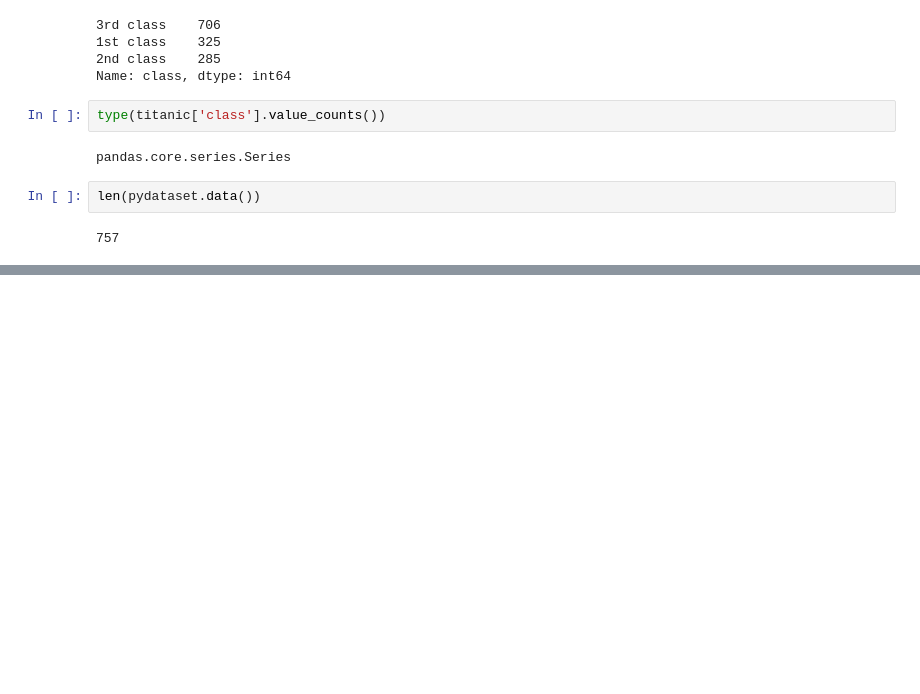
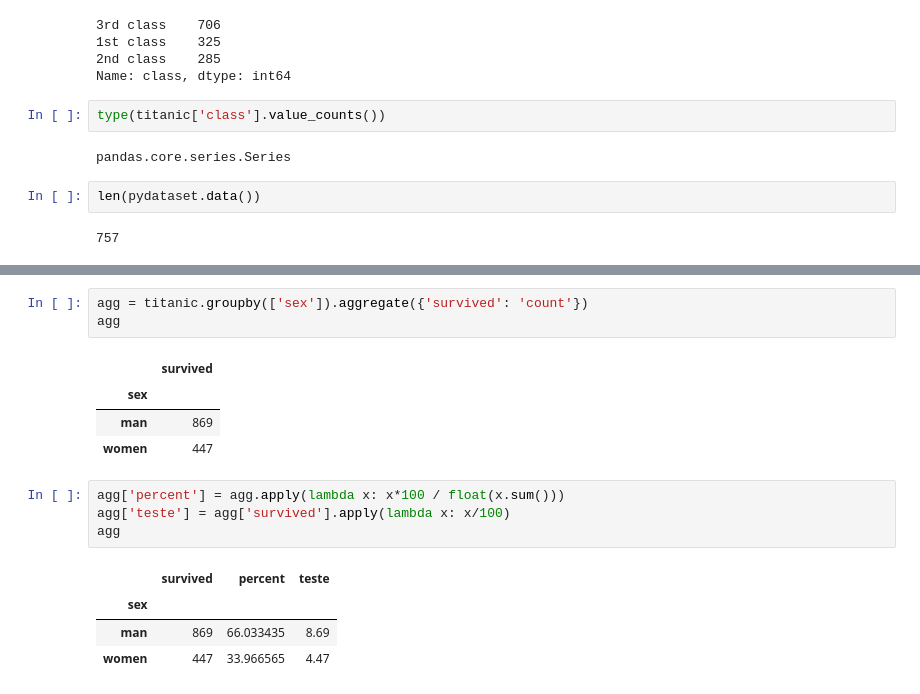
Before and after one commit to tmalveirac/curso_data_science_python, a Jupyter notebook: exemplos/Pandas/PyDataSet.ipynb, the cells around one changed output, grey strips where cells are left out. Drawn from its saved outputs; the diff is of its cells as text; blank space fills up the shorter version.

```diff
--- a/exemplos/Pandas/PyDataSet.ipynb
+++ b/exemplos/Pandas/PyDataSet.ipynb
@@ -94,0 +100,17 @@ len(pydataset.data())
+# %%
+agg = titanic.groupby(['sex']).aggregate({'survived': 'count'})
+agg
+# %% [output]
+|  | survived |
+| sex |  |
+| man | 869 |
+| women | 447 |
+# %%
+agg['percent'] = agg.apply(lambda x: x*100 / float(x.sum()))
+agg['teste'] = agg['survived'].apply(lambda x: x/100)
+agg
+# %% [output]
+|  | survived | percent | teste |
+| sex |  |  |  |
+| man | 869 | 66.033435 | 8.69 |
+| women | 447 | 33.966565 | 4.47 |
```
Also changed, not shown: parts of 3 cells of this notebook, 7 other files.
